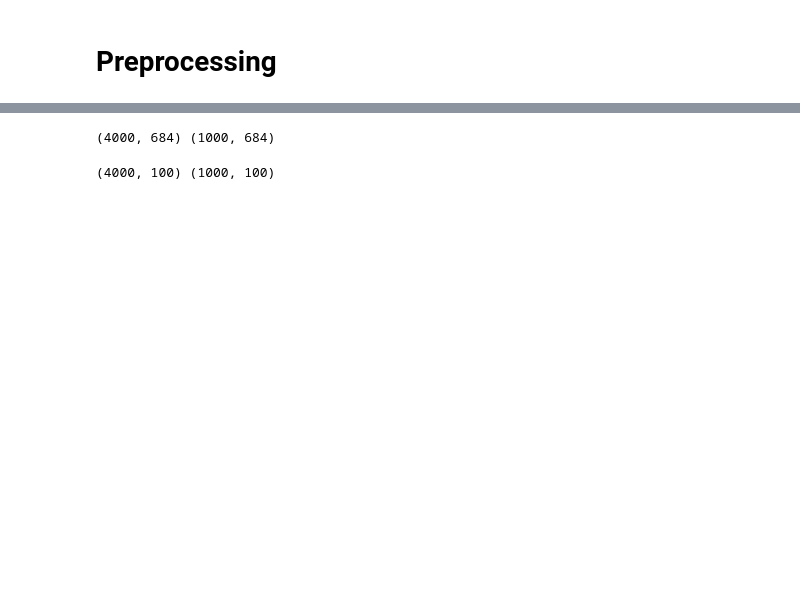
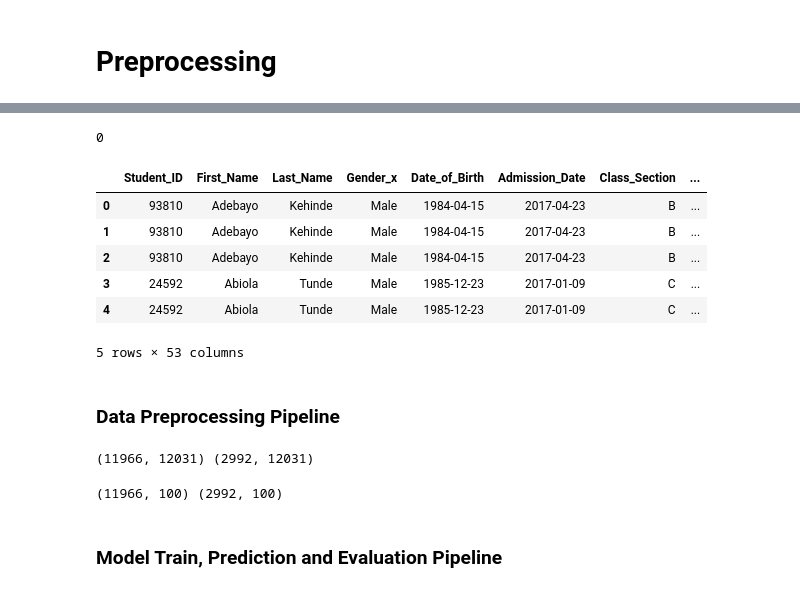
Before and after one commit to FunmilayoUde/DSNhackathon, a Jupyter notebook: DataFest/modeltraining.ipynb, the cells around one changed output, grey strips where cells are left out. Cells and saved outputs as stored; diff of their text form; code cells hidden in the pictures; blank space fills up the shorter version.

Commit message:
updated the training files and moved on with deployment

```diff
--- a/DataFest/modeltraining.ipynb
+++ b/DataFest/modeltraining.ipynb
@@ -150,0 +168,3 @@ def prepare_data(df):
+# %%
+merged_df= pd.merge(merged_df, activities_df, how='inner', on='Student_ID')
+merged_df.shape
@@ -150,0 +173,2 @@ def prepare_data(df):
+# %%
+merged = pd.merge(merged_df, teachers_df, on='Student_ID', how='outer')
@@ -151,15 +195,52 @@ def prepare_data(df):
+# %%
+merged.duplicated().sum()
+# %% [output]
+0
+# %%
+merged.head()
+# %% [output]
+|  | Student_ID | First_Name | Last_Name | Gender_x | Date_of_Birth | Admission_Date | Class_Section | ... |
+| 0 | 93810 | Adebayo | Kehinde | Male | 1984-04-15 | 2017-04-23 | B | ... |
+| 1 | 93810 | Adebayo | Kehinde | Male | 1984-04-15 | 2017-04-23 | B | ... |
+| 2 | 93810 | Adebayo | Kehinde | Male | 1984-04-15 | 2017-04-23 | B | ... |
+| 3 | 24592 | Abiola | Tunde | Male | 1985-12-23 | 2017-01-09 | C | ... |
+| 4 | 24592 | Abiola | Tunde | Male | 1985-12-23 | 2017-01-09 | C | ... |
+5 rows × 53 columns
+# %% [markdown]
+### Data Preprocessing Pipeline
 # %%
+
+
+# Function to prepare the data (drop unnecessary columns and create new features)
+def prepare_data(df):
+    # Drop irrelevant columns
+    df = df.drop(columns=['First_Name', 'Last_Name', 'Parent_Name', 'Student_ID', 'Teacher_ID', 'Activity_ID'], axis=1)
+
+    # Create new columns: Age and Years_Since_Admission
+    current_year = pd.Timestamp.now().year
+    df['Age'] = current_year - pd.to_datetime(df['Date_of_Birth']).dt.year
+    df['Years_Since_Admission'] = current_year - pd.to_datetime(df['Admission_Date']).dt.year
+
+    # Drop columns related to Date of Birth and Admission Date
+    df = df.drop(columns=['Date_of_Birth', 'Admission_Date'])
+
+    return df
+
+# Preprocessing pipeline function
 def preprocessing_pipeline(numerical_features, categorical_features):
+    # Pipeline for numerical features: Imputation and scaling
     numerical_pipeline = Pipeline(steps=[
         ('imputer', SimpleImputer(strategy='mean')),
         ('scaler', RobustScaler())
     ])
 
+    # Pipeline for categorical features: Imputation and one-hot encoding
     categorical_pipeline = Pipeline(steps=[
         ('imputer', SimpleImputer(strategy='most_frequent')),
         ('onehot', OneHotEncoder(handle_unknown='ignore'))
     ])
 
+    # Column transformer to combine numerical and categorical pipelines
     preprocessor = ColumnTransformer(transformers=[
         ('num', numerical_pipeline, numerical_features),
         ('cat', categorical_pipeline, categorical_features)
@@ -167,28 +248,46 @@ def preprocessing_pipeline(numerical_features, categorical_features):
 
     return preprocessor
 
-def preprocess_data(df, numerical_features, categorical_features, target_column):
+# Main preprocessing function
+def preprocess_data(df, target_column):
+    # Prepare the data
     df = prepare_data(df)
+
+    # Separate features and target
     X = df.drop(columns=[target_column])
     y = df[target_column]
+
+    # Get updated numerical and categorical features after cleaning
+    numerical_features = X.select_dtypes(include=['int64', 'float64']).columns.tolist()
+    categorical_features = X.select_dtypes(include=['object', 'category', 'bool']).columns.tolist()
+
+    # Split the data into train and test sets
     X_train, X_test, y_train, y_test = train_test_split(X, y, test_size=0.2, random_state=42)
 
+    # Build the preprocessing pipeline
+    preprocessor = preprocessing_pipeline(numerical_features, categorical_features)
 
-    preprocessor = preprocessing_pipeline(numerical_features, categorical_features)
+    # Fit the preprocessor on training data and transform both train and test sets
     X_train_preprocessed = preprocessor.fit_transform(X_train)
     X_test_preprocessed = preprocessor.transform(X_test)
 
     return X_train_preprocessed, X_test_preprocessed, y_train, y_test, preprocessor
 
+# Sample usage
+# Assuming 'merged' is your DataFrame
 target_column = 'Academic_Performance'
-X_train, X_test, y_train, y_test, preprocessor = preprocess_data(students_df, numerical_features, categorical_features, target_column)
+
+# Preprocess the data
+X_train, X_test, y_train, y_test, preprocessor = preprocess_data(merged, target_column)
+
+# Output the shape of the preprocessed train and test data
 print(X_train.shape, X_test.shape)
 # %% [output]
-(4000, 684) (1000, 684)
+(11966, 12031) (2992, 12031)
 # %%
 #Function to reduce dimensionality, if necessary
 def apply_pca(X_train, X_test, n_components=100):
-    pca = PCA(n_components=n_components)
+    pca = PCA(n_components=n_components, svd_solver='arpack')
     X_train_pca = pca.fit_transform(X_train)
     X_test_pca = pca.transform(X_test)
     return X_train_pca, X_test_pca
@@ -197,6 +296,6 @@ X_train_pca, X_test_pca = apply_pca(X_train, X_test, n_components=100)
 
 print(X_train_pca.shape, X_test_pca.shape)
 # %% [output]
-(4000, 100) (1000, 100)
+(11966, 100) (2992, 100)
 # %%
 # Function to get the names of the features after preprocessing
@@ -216,3 +315,5 @@ print(X_train_df.head())
+# %% [markdown]
+### Model Train, Prediction and Evaluation Pipeline
 # %%
 def initialize_models():
     models = {
```
Also changed, not shown: parts of 35 cells of this notebook, 7 other files.
